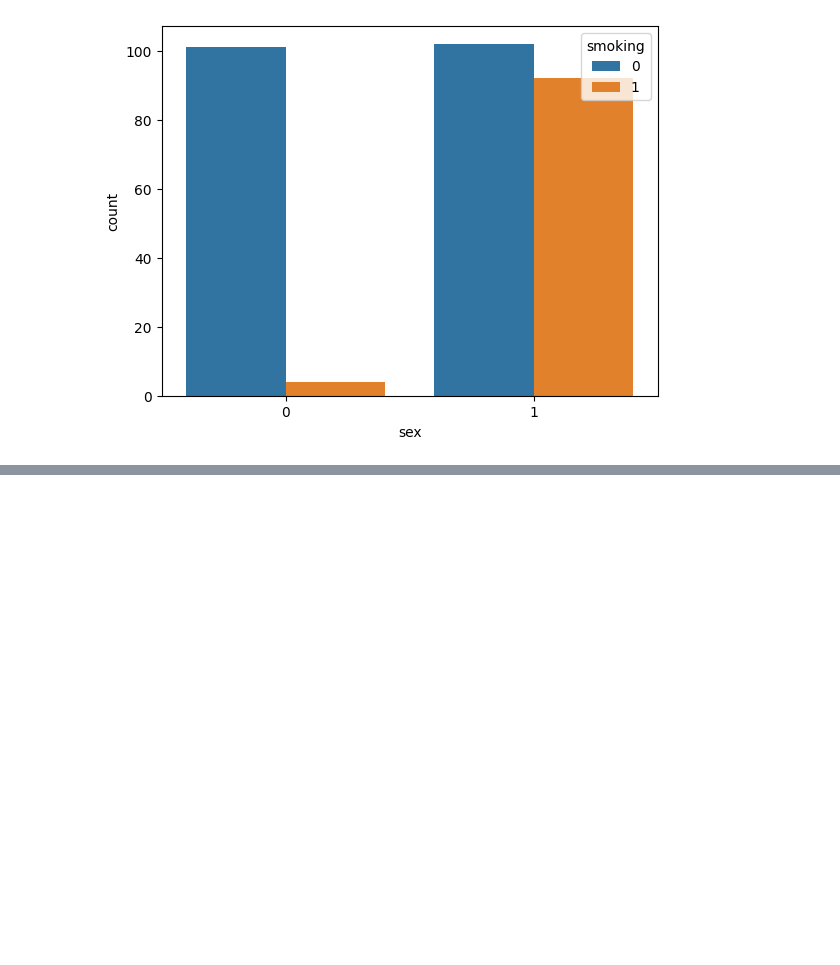
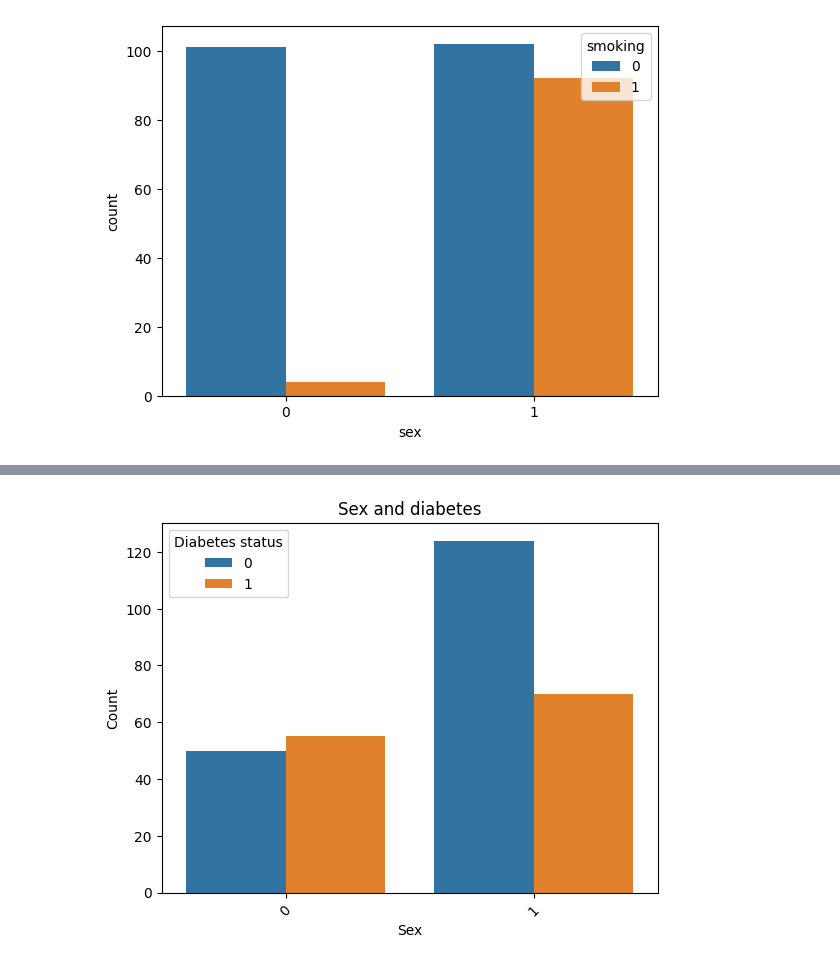
Before and after one commit to Tharindu396/Heartfailure_detection, a Jupyter notebook: Untitled.ipynb, the cells around one changed output, grey strips where cells are left out. Drawn from its saved outputs; the diff is of its cells as text; code cells hidden in the pictures; blank space fills up the shorter version.

```diff
--- a/Untitled.ipynb
+++ b/Untitled.ipynb
@@ -179,0 +154,11 @@ Testing set shape: (60, 12) (60,)
+# %%
+
+sns.countplot(data=df, x='sex', hue='diabetes')
+plt.title("Sex and diabetes")
+plt.xlabel("Sex")
+plt.ylabel("Count")
+plt.xticks(rotation=45)  # Rotate x labels if they overlap
+plt.legend(title="Diabetes status")
+plt.show()
+# %% [output]
+[figure, added]
```
Also changed, not shown: parts of 12 cells of this notebook.
